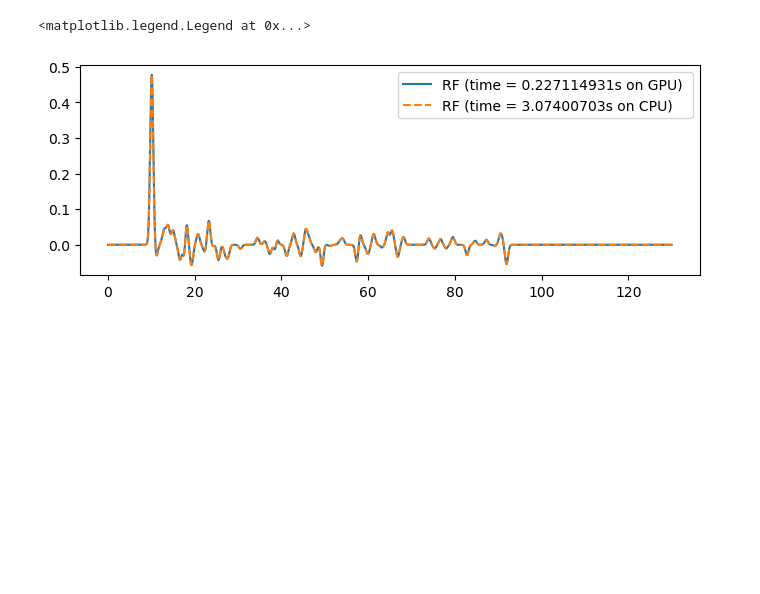
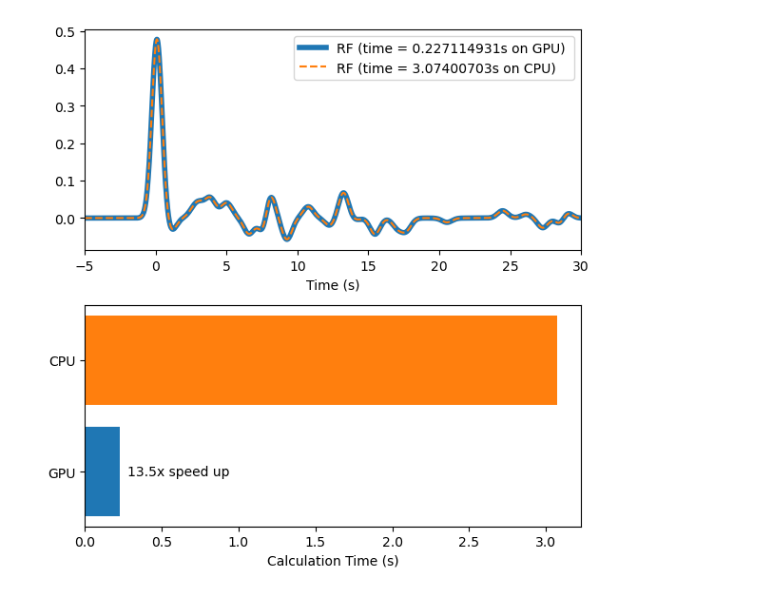
Before and after one commit to xumi1993/ForRF, a Jupyter notebook: vis.ipynb, the cells around one changed output. Drawn from its saved outputs; the diff is of its cells as text; code cells hidden in the pictures; blank space fills up the shorter version.

```diff
--- a/vis.ipynb
+++ b/vis.ipynb
@@ -4,15 +4,23 @@ import matplotlib.pyplot as plt
 # %%
 rf = obspy.read('./build/src/test_RF.sac')[0]
 rf_ref = obspy.read('./test_RF_ref.sac')[0]
 time_cpu = 3.07400703
 time_gpu = 0.227114931
-plt.figure(figsize=(8, 6))
+shift = 10
+plt.figure(figsize=(6, 6))
 plt.subplot(2, 1, 1)
-plt.plot(rf.times(), rf.data, label='RF (time = 0.227114931s on GPU) ')
-plt.plot(rf_ref.times(), rf_ref.data, label='RF (time = 3.07400703s on CPU) ', linestyle='dashed')
+plt.plot(rf.times()-shift, rf.data, label='RF (time = 0.227114931s on GPU) ', lw=4)
+plt.plot(rf_ref.times()-shift, rf_ref.data, label='RF (time = 3.07400703s on CPU) ', linestyle='dashed')
 plt.legend()
+plt.xlim(-5, 30)
+plt.xlabel('Time (s)')
+
 plt.subplot(2, 1, 2)
-plt.bar(rf.times(), rf.data - rf_ref.data, width=0.001)
+# plot time comparison
+plt.barh(['GPU', 'CPU'], [time_gpu, time_cpu], color=['C0', 'C1'])
+plt.xlabel('Calculation Time (s)')
+# anotate speed up
+plt.text(time_gpu + 0.05, 0, f'{time_cpu / time_gpu:.1f}x speed up', va='center')
+plt.tight_layout()
 # %% [output]
-<matplotlib.legend.Legend at 0x...>
-[figure, old version]
+[figure, new version]
```
